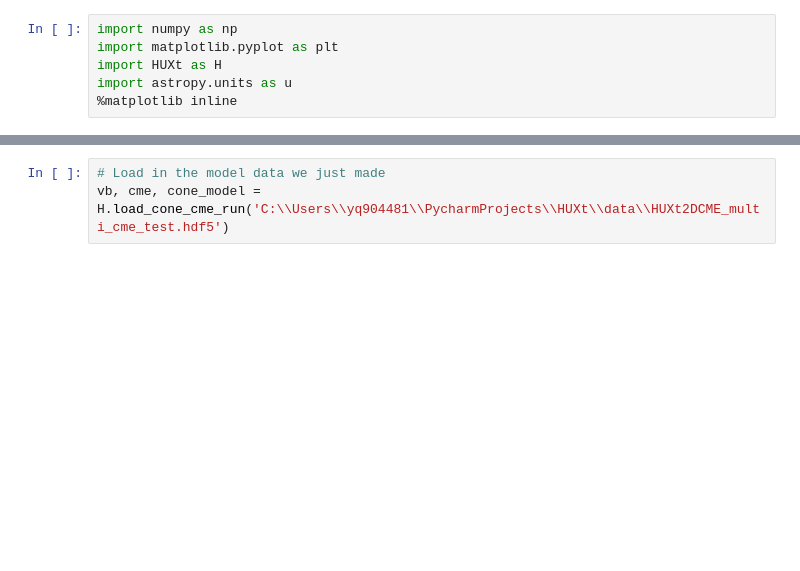
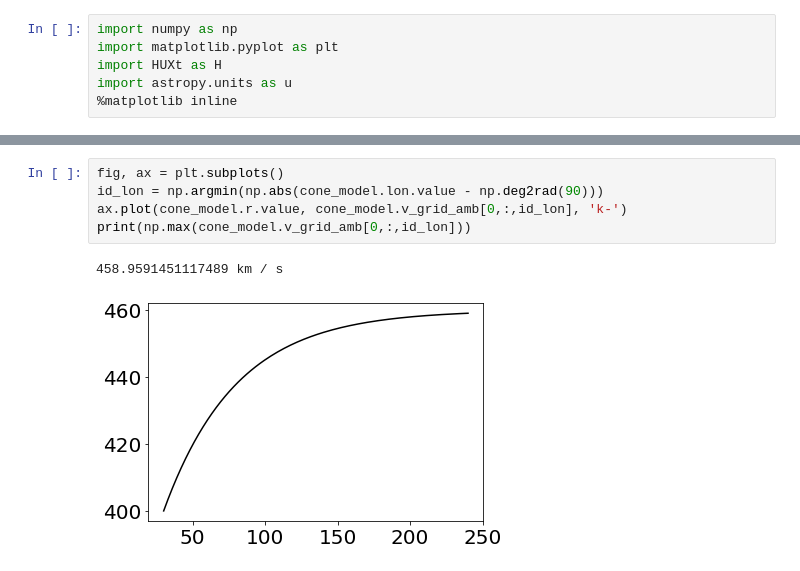
Before and after one commit to University-of-Reading-Space-Science/HUXt, a Jupyter notebook: code/HUXt_example.ipynb, the cells around one changed output, grey strips where cells are left out. Cells and saved outputs as stored; diff of their text form; blank space fills up the shorter version.

```diff
--- a/code/HUXt_example.ipynb
+++ b/code/HUXt_example.ipynb
@@ -41,3 +47,8 @@ Moviepy - video ready C:\Users\yq904481\PycharmProjects\HUXt\figures\HUXt2DCME_a
-# %%
-# Load in the model data we just made
-vb, cme, cone_model = H.load_cone_cme_run('C:\\Users\\yq904481\\PycharmProjects\\HUXt\\data\\HUXt2DCME_multi_cme_test.hdf5')
+# %%
+fig, ax = plt.subplots()
+id_lon = np.argmin(np.abs(cone_model.lon.value - np.deg2rad(90)))
+ax.plot(cone_model.r.value, cone_model.v_grid_amb[0,:,id_lon], 'k-')
+print(np.max(cone_model.v_grid_amb[0,:,id_lon]))
+# %% [output]
+458.9591451117489 km / s
+[figure, added]
```
Also changed, not shown: parts of 8 cells of this notebook, 1 other file.
